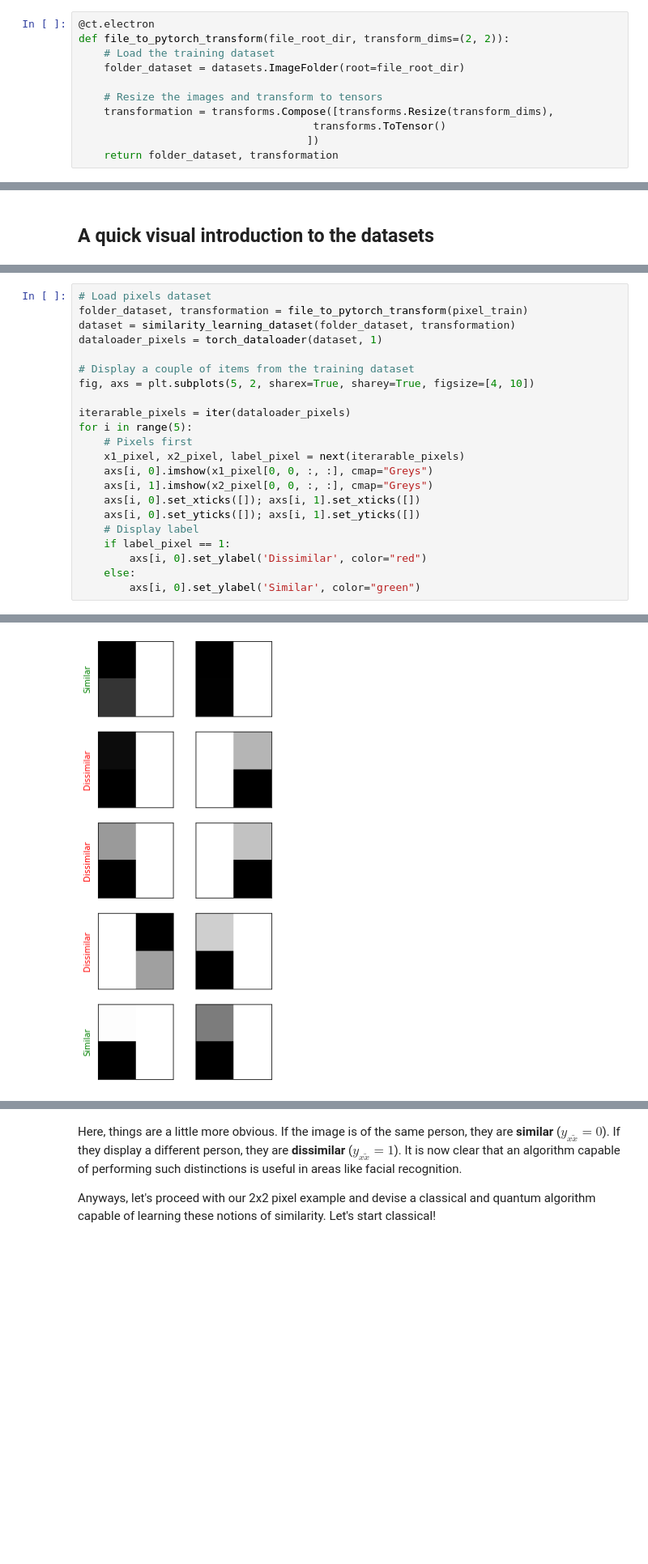
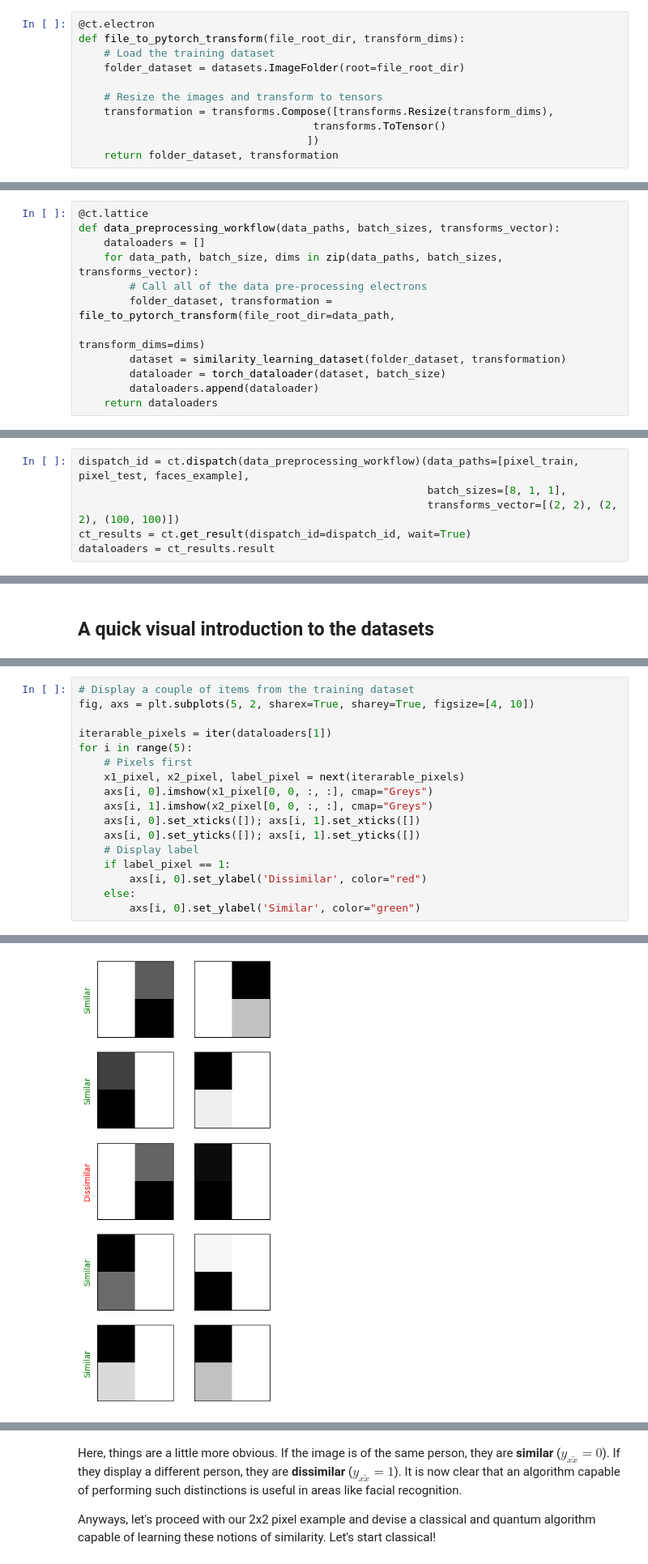
Before and after one commit to AgnostiqHQ/tutorials_covalent_ieee_2022, a Jupyter notebook: workshop/machine_learning/similarity_learning.ipynb, the cells around one changed output, grey strips where cells are left out. Shown: that part at 81% size. Cells and saved outputs as stored; diff of their text form; blank space fills up the shorter version.

```diff
--- a/workshop/machine_learning/similarity_learning.ipynb
+++ b/workshop/machine_learning/similarity_learning.ipynb
@@ -53,6 +82,6 @@ we need a simple electron to read a dataset from file into the format required f
 # %%
 @ct.electron
-def file_to_pytorch_transform(file_root_dir, transform_dims=(2, 2)):
+def file_to_pytorch_transform(file_root_dir, transform_dims):
     # Load the training dataset
     folder_dataset = datasets.ImageFolder(root=file_root_dir)
 
@@ -118,0 +152,12 @@ def torch_dataloader(dataset, batch_size, shuffle=True):
+# %%
+@ct.lattice
+def data_preprocessing_workflow(data_paths, batch_sizes, transforms_vector):
+    dataloaders = []
+    for data_path, batch_size, dims in zip(data_paths, batch_sizes, transforms_vector):
+        # Call all of the data pre-processing electrons
+        folder_dataset, transformation = file_to_pytorch_transform(file_root_dir=data_path,
+                                                                   transform_dims=dims)
+        dataset = similarity_learning_dataset(folder_dataset, transformation)
+        dataloader = torch_dataloader(dataset, batch_size)
+        dataloaders.append(dataloader)
+    return dataloaders
@@ -118,0 +166,6 @@ def torch_dataloader(dataset, batch_size, shuffle=True):
+# %%
+dispatch_id = ct.dispatch(data_preprocessing_workflow)(data_paths=[pixel_train, pixel_test, faces_example],
+                                                       batch_sizes=[8, 1, 1],
+                                                       transforms_vector=[(2, 2), (2, 2), (100, 100)])
+ct_results = ct.get_result(dispatch_id=dispatch_id, wait=True)
+dataloaders = ct_results.result
@@ -123,13 +202,8 @@ While the purpose of an electron is to be executed within a `ct.lattice` (i.e as
 # %%
-# Load pixels dataset
-folder_dataset, transformation = file_to_pytorch_transform(pixel_train)
-dataset = similarity_learning_dataset(folder_dataset, transformation)
-dataloader_pixels = torch_dataloader(dataset, 1)
-
 # Display a couple of items from the training dataset
 fig, axs = plt.subplots(5, 2, sharex=True, sharey=True, figsize=[4, 10])
 
-iterarable_pixels = iter(dataloader_pixels)
+iterarable_pixels = iter(dataloaders[1])
 for i in range(5):
     # Pixels first
     x1_pixel, x2_pixel, label_pixel = next(iterarable_pixels)
@@ -147,2 +220,2 @@ torch.float32
-[figure, old version]
+[figure, new version]
 # %% [markdown]
```
Also changed, not shown: parts of 74 cells of this notebook, 8 other files.
